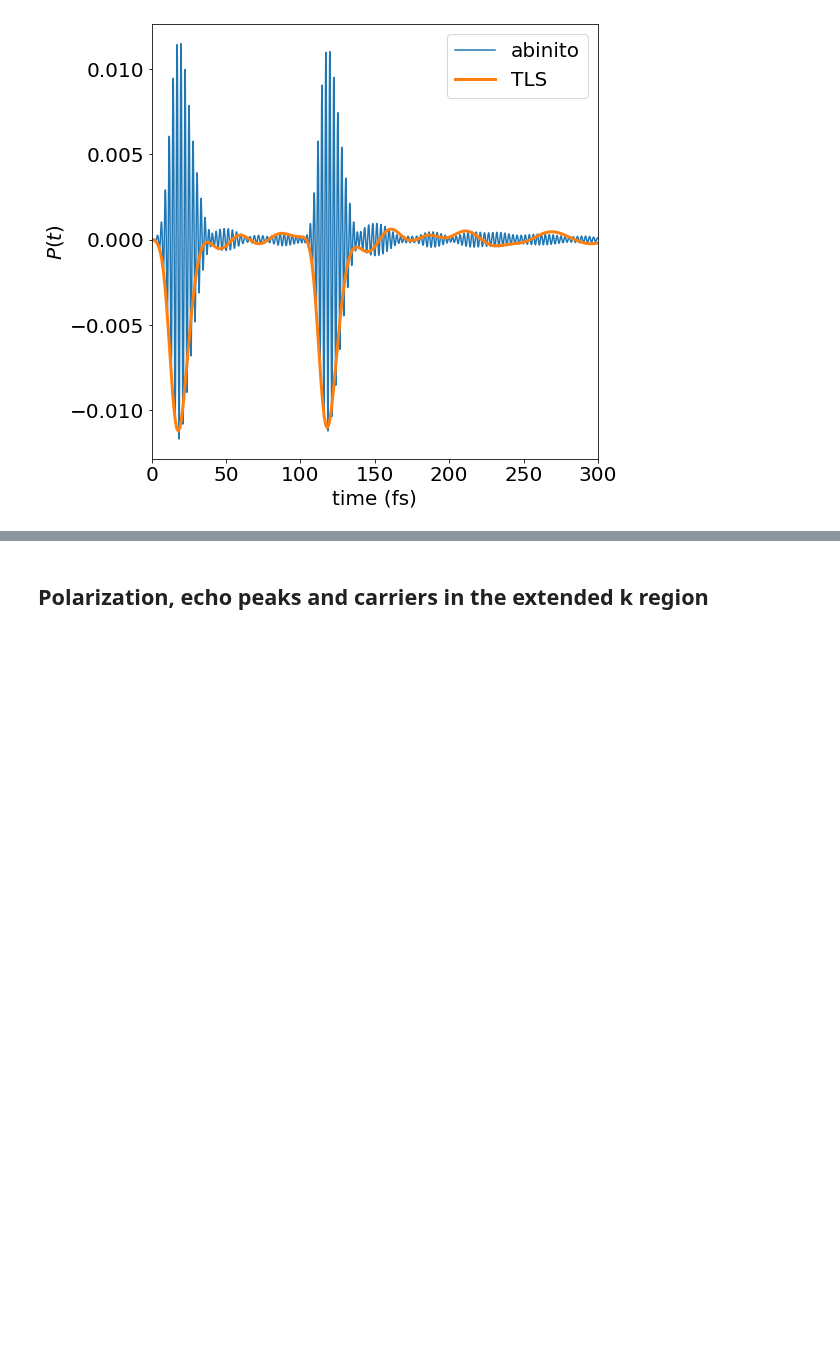
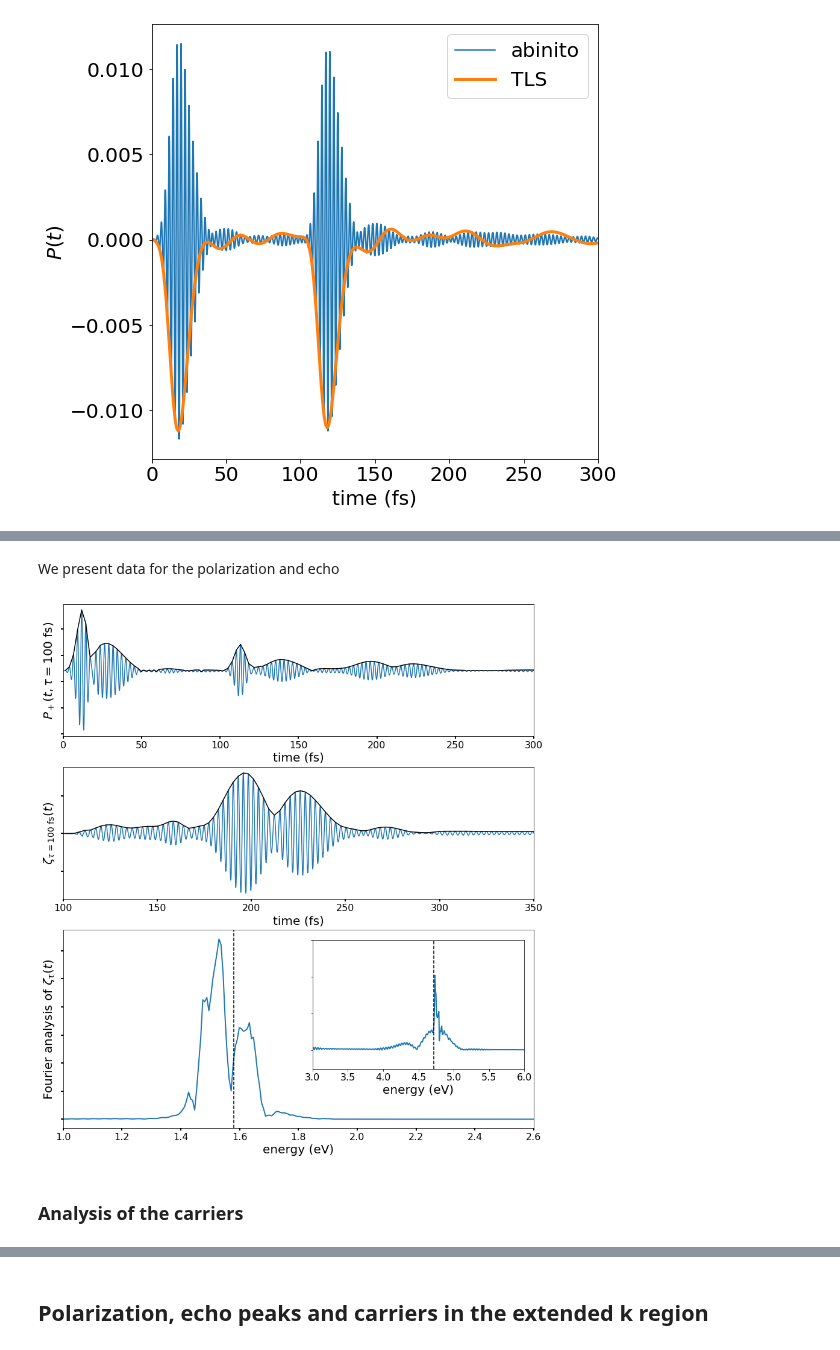
Before and after one commit to marcodalessandro76/Echo_mechanisms_decay_time_optical_orientation, a Jupyter notebook: PHOTON_ECO/ANALYSIS_Plot.ipynb, the cells around one changed output, grey strips where cells are left out. Cells and saved outputs as stored; diff of their text form; code cells hidden in the pictures; blank space fills up the shorter version.

```diff
--- a/PHOTON_ECO/ANALYSIS_Plot.ipynb
+++ b/PHOTON_ECO/ANALYSIS_Plot.ipynb
@@ -445,0 +667,65 @@ The PostScript backend does not support transparency; partially transparent arti
+# %% [markdown]
+We present data for the polarization and echo
+# %%
+label_size = 20
+shift = 0.22
+shift_echo = 0.03
+
+fig, ax0 = plt.subplots(figsize=(14, 16))
+gs = gridspec.GridSpec(3, 1, height_ratios=[1,1,1.5])
+ax0 = plt.subplot(gs[0])
+ax1 = plt.subplot(gs[1])
+ax2 = plt.subplot(gs[2])
+
+# polarization panel
+#ax0.plot(time,polx_1e6,label='Int 1e6')
+#ax0.plot(time_polx_1e6_env,polx_1e6_env,color='black')
+ax0.plot(time,shift+polx_1e7,label='Int 1e7')
+ax0.plot(time_polx_1e7_env,shift+polx_1e7_env,color='black')
+ax0.set_xlim(0.,300)
+ax0.set_yticklabels([])
+ax0.tick_params(width=2,length=4,labelsize=16)
+ax0.set_ylabel('$P_+(t,\\tau=100 \,\, \\rm{fs})$',size=label_size)
+#ax0.legend(loc=(0.8,0.3),fontsize=label_size,frameon=True)
+ax0.set_xlabel('time (fs)',size=label_size)
+
+# echo panel
+#ax1.plot(time,echo_1e6_sel,label='Int 1e6')
+#ax1.plot(time_echo_1e6_env,echo_1e6_env,color='black')
+ax1.plot(time,shift_echo+echo_1e7_sel,label='Int 1e7')
+ax1.plot(time_echo_1e7_env,shift_echo+echo_1e7_env,color='black')
+ax1.set_xlim(100,350)
+ax1.set_yticklabels([])
+ax1.tick_params(width=2,length=4,labelsize=16)
+ax1.set_ylabel('$\zeta_{\\tau=100 \,\, \\rm{fs}}(t)$',size=label_size)
+#ax1.legend(loc=(0.8,0.3),fontsize=label_size,frameon=True)
+ax1.set_xlabel('time (fs)',size=label_size)
+
+# echo ft panel
+#ax2.plot(energies,echo_1e6_sel_ft,label='Int 1e6')
+ax2.plot(energies,2*echo_1e7_sel_ft,linewidth=2,linestyle='-',label='Echo')
+#ax2.plot(energies,px_ref_1e7_ft,linewidth=2,linestyle='-',label='Px_ref')
+ax2.axvline(1.58,color='black',linestyle='--')
+ax2.set_xlim(1.,2.6)
+ax2.set_yticklabels([])
+ax2.set_ylabel('Fourier analysis of $\zeta_\\tau(t)$',size=label_size)
+ax2.set_xlabel('energy (eV)',size=label_size)
+ax2.tick_params(width=2,length=4,labelsize=16)
+#ax2.legend(loc=(0.02,0.7),fontsize=label_size,frameon=True)
+ax3 = plt.axes([0,0,1,1])
+ip = InsetPosition(ax2, [0.53,0.3,0.45,0.65])
+ax3.set_axes_locator(ip)
+ax3.plot(energies,echo_1e7_sel_ft,linewidth=2,linestyle='-',label='Echo')
+#ax3.plot(energies,px_ref_1e7_ft,linewidth=2,linestyle='--')
+ax3.axvline(4.72,color='black',linestyle='--')
+ax3.set_xlim(3,6)
+ax3.set_ylim(-0.005,0.03)
+ax3.set_yticklabels([])
+ax3.set_xlabel('energy (eV)',size=label_size)
+ax3.tick_params(labelsize=16)
+
+#plt.savefig(fname='Plot/echo_analysis-int_1e7_1e7-omega_1.58-fwhm_10.eps',format='eps',bbox_inches = "tight")
+# %% [output]
+[figure, added]
+# %% [markdown]
+### Analysis of the carriers
```
Also changed, not shown: parts of 139 cells of this notebook, 5 other files.
